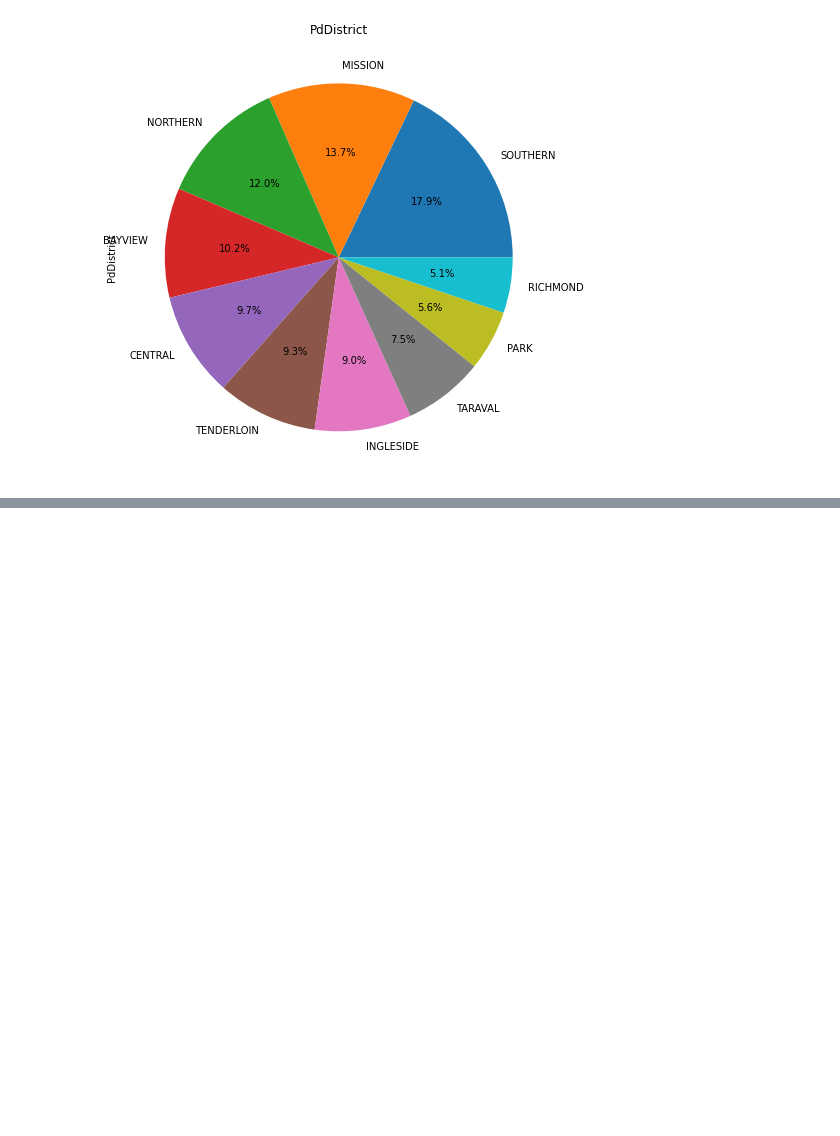
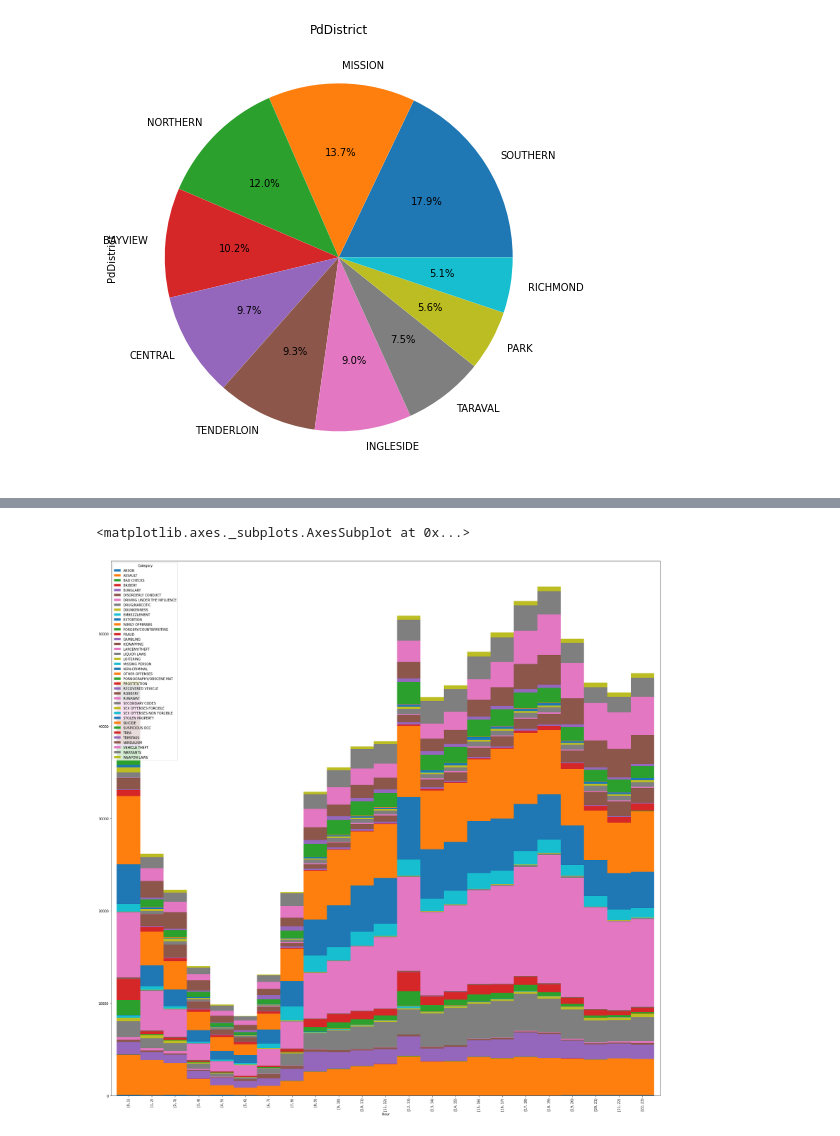
Before and after one commit to Pink-Raccoon/MLDM_KaggleProjekt, a Jupyter notebook: KaggleMiniprojekt.ipynb, the cells around one changed output, grey strips where cells are left out. Drawn from its saved outputs; the diff is of its cells as text; code cells hidden in the pictures; blank space fills up the shorter version.

```diff
--- a/KaggleMiniprojekt.ipynb
+++ b/KaggleMiniprojekt.ipynb
@@ -117,3 +140,10 @@ ValueError: ignored
+# %%
+#train_data['Category'].hist(by=train_data['Hour'],figsize=(200,100))
+train_data['Hour'] = pd.cut(train_data.Hour, bins = range(0,24),right=False)
+(train_data.groupby('Hour').Category.value_counts().unstack().plot.bar(width=1,stacked=True, figsize=(30,30)))
+# %% [output]
+<matplotlib.axes._subplots.AxesSubplot at 0x...>
+[figure, added]
 # %%
 m = fo.Map(location=[37.773972,-122.446747],zoom_start=13)
 fo.Marker(
```
Also changed, not shown: parts of 4 cells of this notebook.
